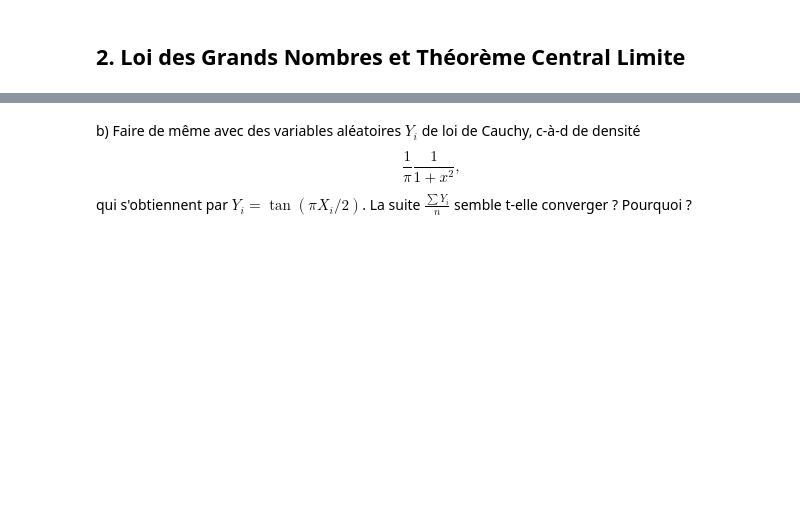
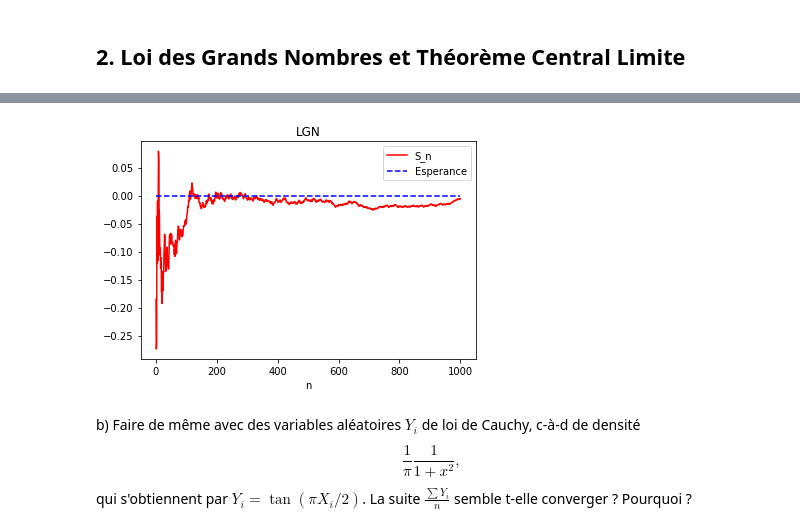
Before and after one commit to joanglaunes/algosto, a Jupyter notebook: python/TP1_intro_Python.ipynb, the cells around one changed output, grey strips where cells are left out. Drawn from its saved outputs; the diff is of its cells as text; code cells hidden in the pictures; blank space fills up the shorter version.

```diff
--- a/python/TP1_intro_Python.ipynb
+++ b/python/TP1_intro_Python.ipynb
@@ -34,4 +69,8 @@ a) Afin d'illustrer la Loi des Grands Nombres, visualiser la suite $S_n = X_1+·
 $$[x_1, x_1 +x_2, x_1 +x_2 +x_3,\dots, x_1 +\dots+x_n]$$ des sommes cumulées des coordonnées de $x$*.
+# %%
+exo3()
+# %% [output]
+[figure, added]
 # %% [markdown]
 b) Faire de même avec des variables aléatoires $Y_i$ de loi de Cauchy, c-à-d de densité
 $$\frac 1 \pi \frac 1 {1+x^2},$$
```
Also changed, not shown: parts of 18 cells of this notebook, 4 other files.
